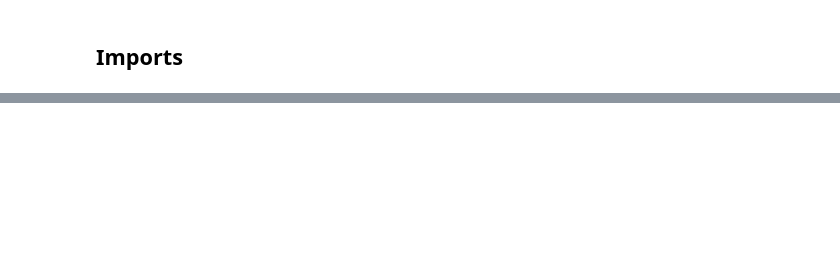
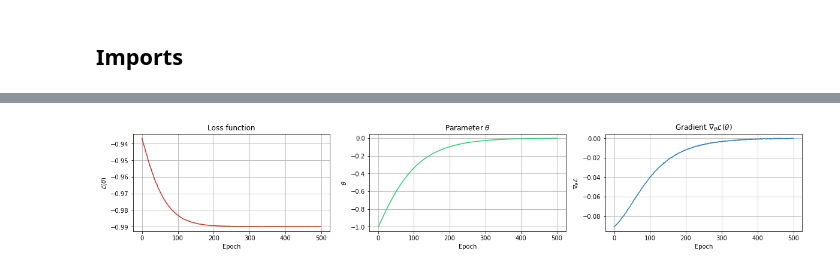
Before and after one commit to thiagopbueno/gradient-estimators-in-stochastic-computation-graphs, a Jupyter notebook: notebooks/Gradient Estimation - Numpy vs TensorFlow.ipynb, the cells around one changed output, grey strips where cells are left out. Drawn from its saved outputs; the diff is of its cells as text; code cells hidden in the pictures; blank space fills up the shorter version.

```diff
--- a/notebooks/Gradient Estimation - Numpy vs TensorFlow.ipynb
+++ b/notebooks/Gradient Estimation - Numpy vs TensorFlow.ipynb
@@ -149,7 +167,7 @@ utils.plot_results(losses, thetas, grads)
 graph = tf.Graph()
 with graph.as_default():
 
-    theta = tf.Variable(initial_value=-1.0, dtype=tf.float32, name="theta")
+    theta = tf.Variable(initial_value=theta_init, dtype=tf.float32, name="theta")
     x = tf.sigmoid(theta, name="x")
 
     mu = tf.add(x, 0.5, name="mu")
@@ -199,0 +237,26 @@ utils.plot_results(losses, thetas, grads)
+# %%
+with tf.Session(graph=graph) as sess:
+
+    sess.run(tf.global_variables_initializer())
+
+    losses = []
+    grads = []
+    thetas = [theta_init]
+
+    for epoch in range(epochs):
+
+        # evaluate model
+        theta_, loss_ = sess.run([theta, loss])
+
+        # optimize parameter
+        grads_and_vars_ = sess.run(grads_and_vars)
+        sess.run(train_step)
+
+        # store results
+        losses.append(loss_)
+        grad_loss_theta_ = grads_and_vars_[0][0]
+        grads.append(grad_loss_theta_)
+        thetas.append(theta_)
+
+        if epoch % 10 == 0:
+            print('epoch = {:3d}, theta = {:6f}, loss = {:6f}, gradient = {:6f}\r'.format(epoch, theta_, loss_, grad_loss_theta_), end='')
@@ -199,0 +265,4 @@ utils.plot_results(losses, thetas, grads)
+# %%
+utils.plot_results(losses, thetas, grads)
+# %% [output]
+[figure, added]
```
Also changed, not shown: parts of 61 cells of this notebook, 6 other files.
